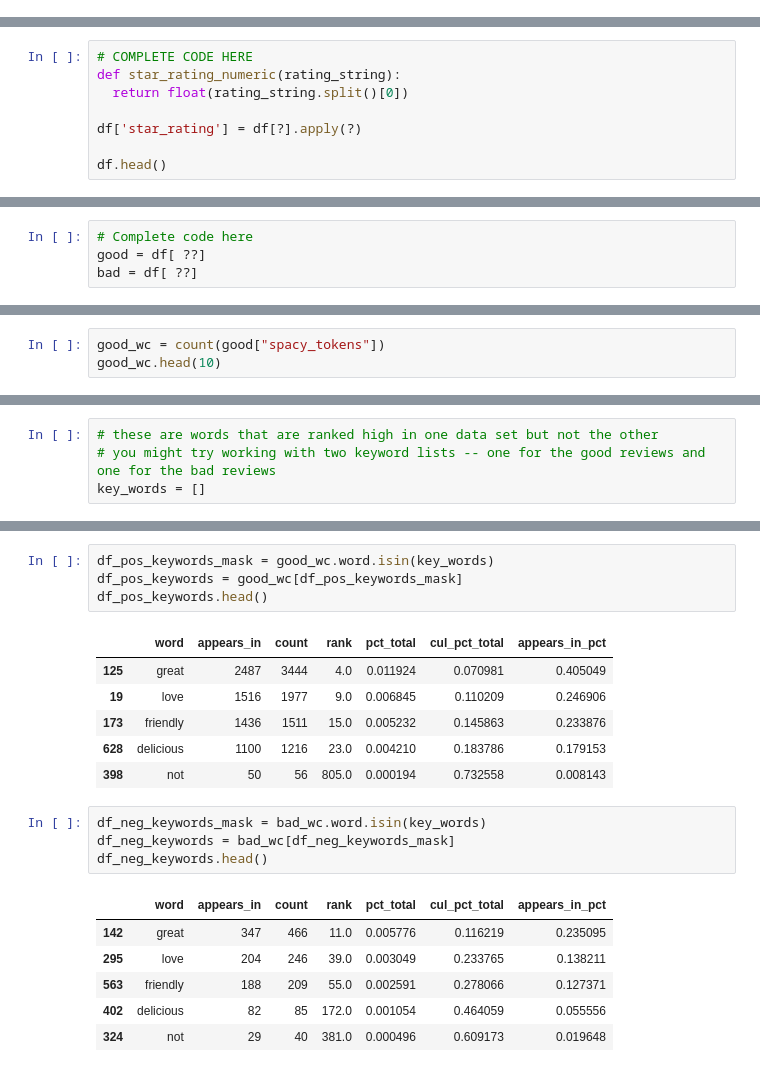
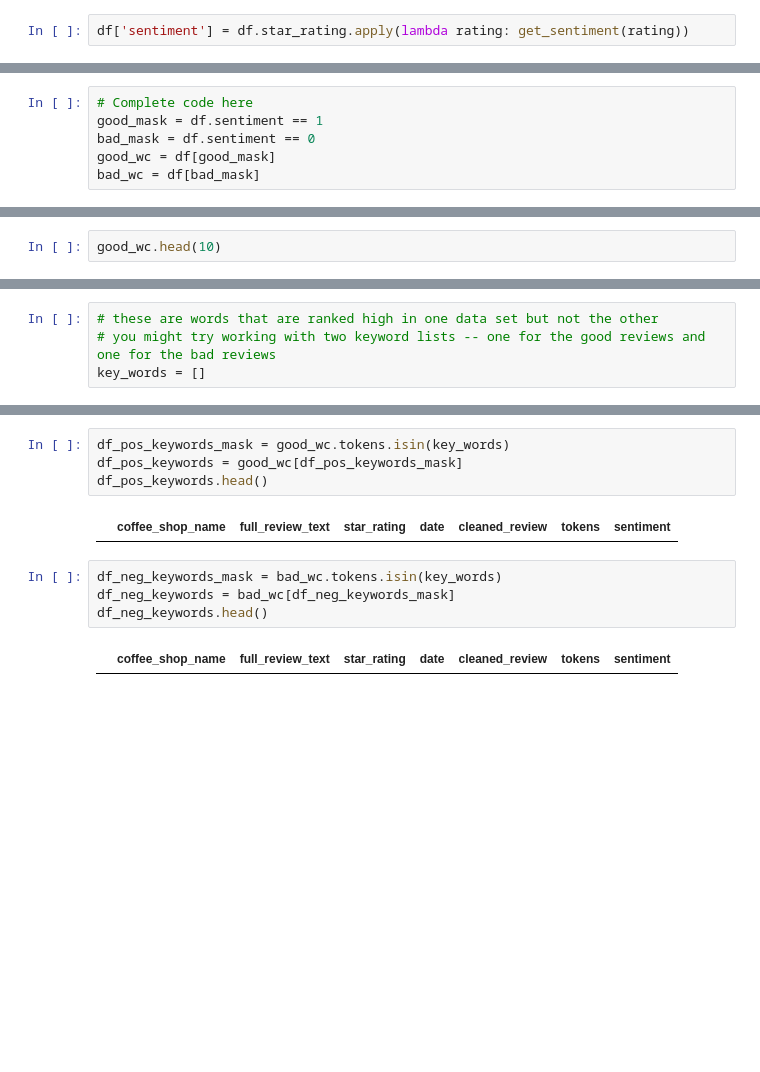
Before and after one commit to CharlesBlack96/s13mod1nlp, a Jupyter notebook: module1-text-data/DS_411_Text_Data_Assignment.ipynb, the cells around one changed output, grey strips where cells are left out. Cells and saved outputs as stored; diff of their text form; blank space fills up the shorter version.

```diff
--- a/module1-text-data/DS_411_Text_Data_Assignment.ipynb
+++ b/module1-text-data/DS_411_Text_Data_Assignment.ipynb
@@ -567,3 +582,5 @@ numpy.int64
+# %%
+df['sentiment'] = df.star_rating.apply(lambda rating: get_sentiment(rating))
 # %%
 df.head()
 # %% [output]
@@ -576,8 +592,0 @@ df.head()
-# %%
-# COMPLETE CODE HERE
-def star_rating_numeric(rating_string):
-  return float(rating_string.split()[0])
-
-df['star_rating'] = df[?].apply(?)
-
-df.head()
@@ -598,7 +596,9 @@ good: ratings 4 and 5 <br>
 bad: ratings <4
 # %%
 # Complete code here
-good = df[ ??]
-bad = df[ ??]
+good_mask = df.sentiment == 1
+bad_mask = df.sentiment == 0
+good_wc = df[good_mask]
+bad_wc = df[bad_mask]
 # %%
 # make sure that all reviews are accounted for in one of the two groups
@@ -620,6 +620,5 @@ assert df.shape[0] == good.shape[0] + bad.shape[0]
 
 `appears_in_fraction_of_docs` Fraction of documents that token appears in
 # %%
-good_wc = count(good["spacy_tokens"])
 good_wc.head(10)
 # %% [output]
@@ -689,25 +685,15 @@ good_wc.head()
 # %%
-df_pos_keywords_mask = good_wc.word.isin(key_words)
+df_pos_keywords_mask = good_wc.tokens.isin(key_words)
 df_pos_keywords = good_wc[df_pos_keywords_mask]
 df_pos_keywords.head()
 # %% [output]
-|  | word | appears_in | count | rank | pct_total | cul_pct_total | appears_in_pct |
-| 125 | great | 2487 | 3444 | 4.0 | 0.011924 | 0.070981 | 0.405049 |
-| 19 | love | 1516 | 1977 | 9.0 | 0.006845 | 0.110209 | 0.246906 |
-| 173 | friendly | 1436 | 1511 | 15.0 | 0.005232 | 0.145863 | 0.233876 |
-| 628 | delicious | 1100 | 1216 | 23.0 | 0.004210 | 0.183786 | 0.179153 |
-| 398 | not | 50 | 56 | 805.0 | 0.000194 | 0.732558 | 0.008143 |
+|  | coffee_shop_name | full_review_text | star_rating | date | cleaned_review | tokens | sentiment |
 # %%
-df_neg_keywords_mask = bad_wc.word.isin(key_words)
+df_neg_keywords_mask = bad_wc.tokens.isin(key_words)
 df_neg_keywords = bad_wc[df_neg_keywords_mask]
 df_neg_keywords.head()
 # %% [output]
-|  | word | appears_in | count | rank | pct_total | cul_pct_total | appears_in_pct |
-| 142 | great | 347 | 466 | 11.0 | 0.005776 | 0.116219 | 0.235095 |
-| 295 | love | 204 | 246 | 39.0 | 0.003049 | 0.233765 | 0.138211 |
-| 563 | friendly | 188 | 209 | 55.0 | 0.002591 | 0.278066 | 0.127371 |
-| 402 | delicious | 82 | 85 | 172.0 | 0.001054 | 0.464059 | 0.055556 |
-| 324 | not | 29 | 40 | 381.0 | 0.000496 | 0.609173 | 0.019648 |
+|  | coffee_shop_name | full_review_text | star_rating | date | cleaned_review | tokens | sentiment |
 # %%
 import seaborn as sns
 
```
Also changed, not shown: parts of 40 cells of this notebook.
